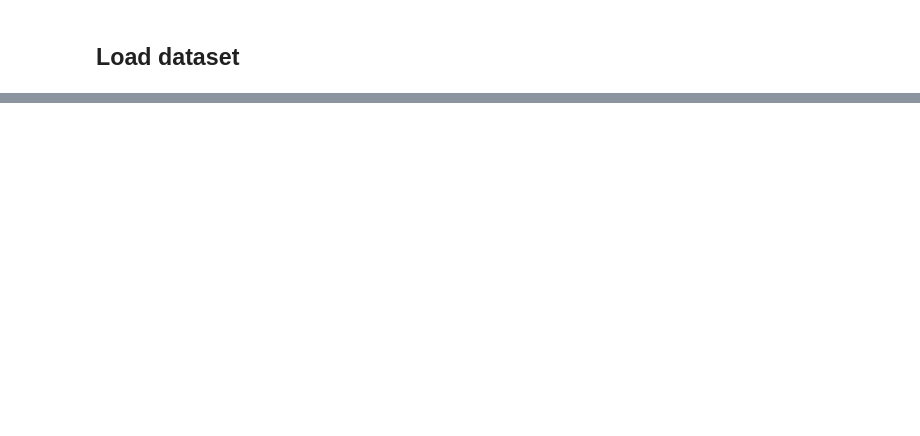
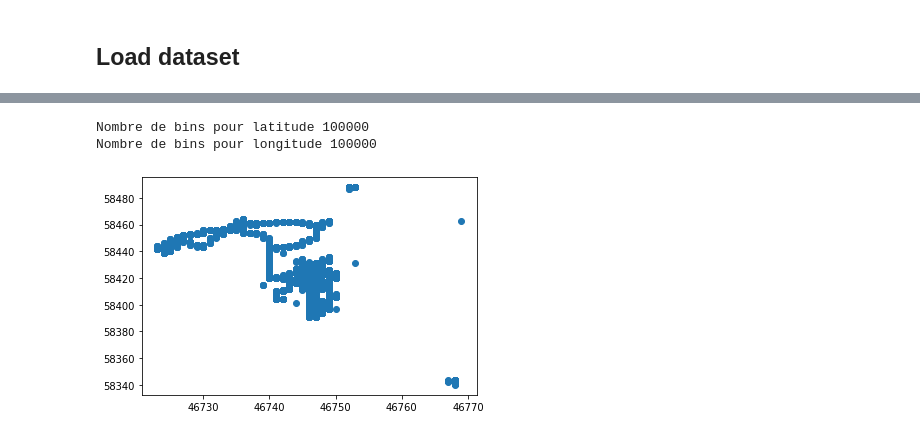
Before and after one commit to aballiet/UserData-Protection-Attack, a Jupyter notebook: Load_dataset_INSAnonym.ipynb, the cells around one changed output, grey strips where cells are left out. Cells and saved outputs as stored; diff of their text form; code cells hidden in the pictures; blank space fills up the shorter version.

```diff
--- a/Load_dataset_INSAnonym.ipynb
+++ b/Load_dataset_INSAnonym.ipynb
@@ -26,0 +61,26 @@ df = pd.read_csv('./challenge-dataset-time1.csv',
+# %%
+# import Counter to find duplicated tuples
+from collections import Counter
+
+USERS = df['ID'].unique()
+
+# define scale
+grid_definition = 1e5
+nb_poi = 2
+# %%
+def createBins(df, GRID_DEFINITION):
+    MIN, MAX = df['LATITUDE'].min(), df['LATITUDE'].max()
+
+    STEP = (MAX - MIN) / GRID_DEFINITION
+
+    latitude_grill = np.arange(MIN, MAX, STEP)
+    print("Nombre de bins pour latitude {}".format(len(latitude_grill)))
+
+    MIN, MAX = df['LONGITUDE'].min(), df['LONGITUDE'].max()
+
+    STEP = (MAX - MIN) / GRID_DEFINITION
+
+    longitude_grill = np.arange(MIN, MAX, STEP)
+    print("Nombre de bins pour longitude {}".format(len(longitude_grill)))
+
+    return latitude_grill, longitude_grill
@@ -26,0 +95,19 @@ df = pd.read_csv('./challenge-dataset-time1.csv',
+# %%
+latitude_grill, longitude_grill = createBins(df, grid_definition)
+
+df_users = {}
+
+# Create dictionnay of values with converted longitude and latitude
+for user in USERS:
+    temp_dict = {}
+    temp_dict["new_longitude"] = pd.cut(df[df.ID == user]['LONGITUDE'], bins=longitude_grill, right=True, labels=False).to_list()
+    temp_dict["new_latitude"]  = pd.cut(df[df.ID == user]['LATITUDE'],  bins=latitude_grill,  right=True, labels=False).to_list()
+    df_users[user] = temp_dict
+
+# Display an example of rescaling
+plt.scatter(x=df_users[USER_ID]["new_longitude"], y=df_users[USER_ID]["new_latitude"])
+plt.show()
+# %% [output]
+Nombre de bins pour latitude 100000
+Nombre de bins pour longitude 100000
+[figure, added]
```
Also changed, not shown: parts of 15 cells of this notebook.
